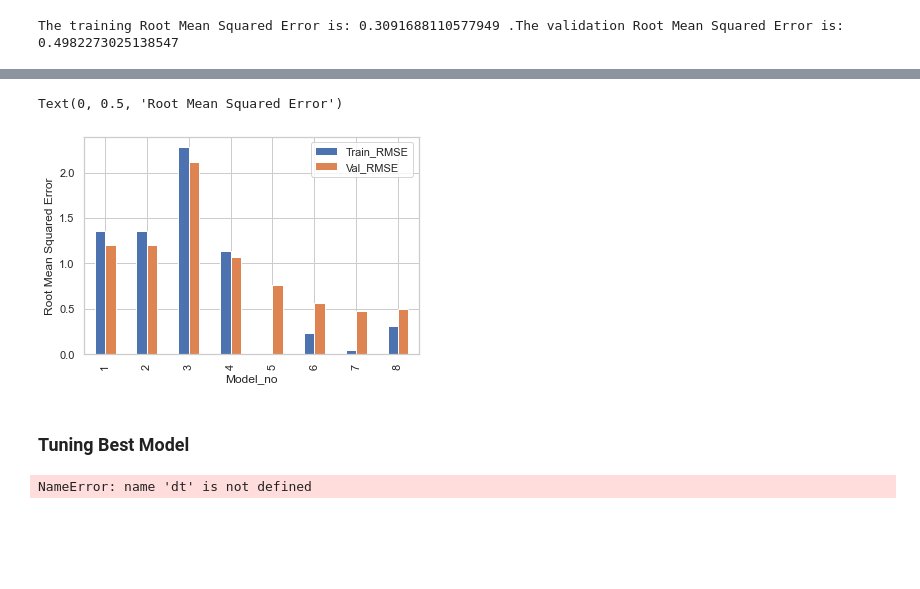
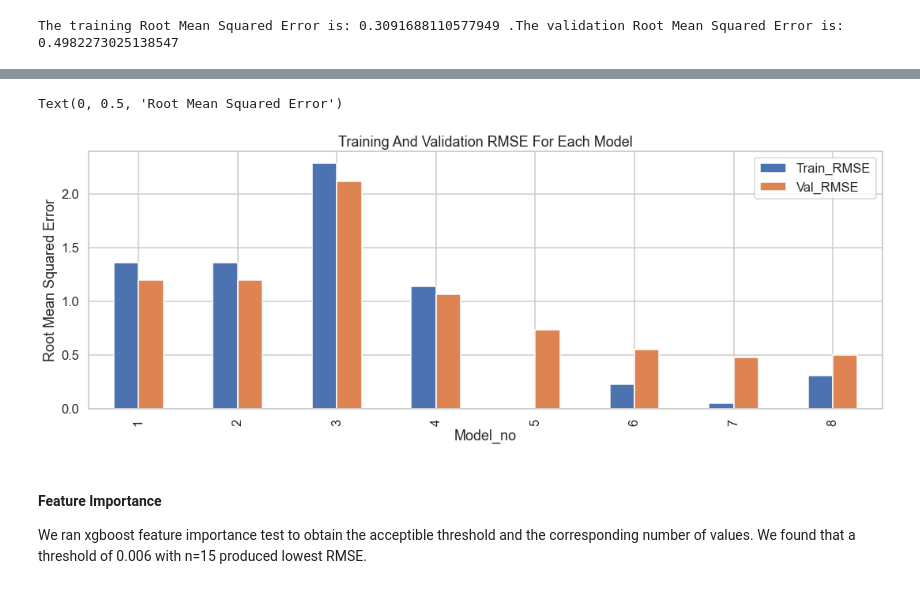
Before and after one commit to nkonyanihlulani/Team_7_regression, a Jupyter notebook: team_7.ipynb, the cells around one changed output, grey strips where cells are left out. Drawn from its saved outputs; the diff is of its cells as text; code cells hidden in the pictures; blank space fills up the shorter version.

```diff
--- a/team_7.ipynb
+++ b/team_7.ipynb
@@ -648,4 +617,0 @@ Lowest RMSE found:  0.5738757002569618
-# %%
-model = xgb.XGBRegressor(learning_rate = 0.4, max_depth = 2, min_child_weight = 5, n_estimators = 6000, subsample = 1)
-model.fit(X_train,y_train)
-#best model so far 0.4 2 5 4000 1
@@ -660,0 +622,3 @@ XGBRegressor(base_score=0.5, booster='gbtree', colsample_bylevel=1,
+# %%
+xgb = XGBRegressor()
+xgb.fit(X_train,y_train)
@@ -661,9 +634,8 @@ XGBRegressor(base_score=0.5, booster='gbtree', colsample_bylevel=1,
 # %% [markdown]
 #### Model 7 Performance
 # %%
-
-y_train_pred7 = model.predict(X_train)
-y_val_pred7 = model.predict(X_val)
+y_train_pred7 = xgb.predict(X_train)
+y_val_pred7 = xgb.predict(X_val)
 
 MRSStrain7 = np.sqrt(metrics.mean_squared_error(y_train, y_train_pred7))
 MRSSval7 = np.sqrt(metrics.mean_squared_error(y_val, y_val_pred7))
@@ -770,22 +675,13 @@ model_df={'Model_no' : [1,2,3,4,5,6,7,8],\
 df=pd.DataFrame(model_df)
 df.set_index('Model_no',inplace = True)
 # %%
-
-df.plot(kind='bar')
+sns.set_context("talk")
+mc = df.plot(kind = 'bar',figsize = (18,6))
+mc.set_title('Training And Validation RMSE For Each Model')
 plt.ylabel("Root Mean Squared Error")
 # %% [output]
 Text(0, 0.5, 'Root Mean Squared Error')
-[figure, old version]
+[figure, new version]
-# %% [markdown]
-### Tuning Best Model
-# %%
-
-
-importance = dt.feature_importances_
-for i,v in enumerate(importance):
-	print('Feature: %0d, Score: %.5f' % (i,v))
-# plot feature importance
-plt.bar([x for x in range(len(importance))], importance)
-plt.show()
-# %% [output]
-NameError: name 'dt' is not defined
+# %% [markdown]
+#### Feature Importance
+We ran xgboost feature importance test to obtain the acceptible threshold and the corresponding number of values. We found that a threshold of 0.006 with n=15 produced lowest RMSE.
```
Also changed, not shown: parts of 63 cells of this notebook, 4 other files.
